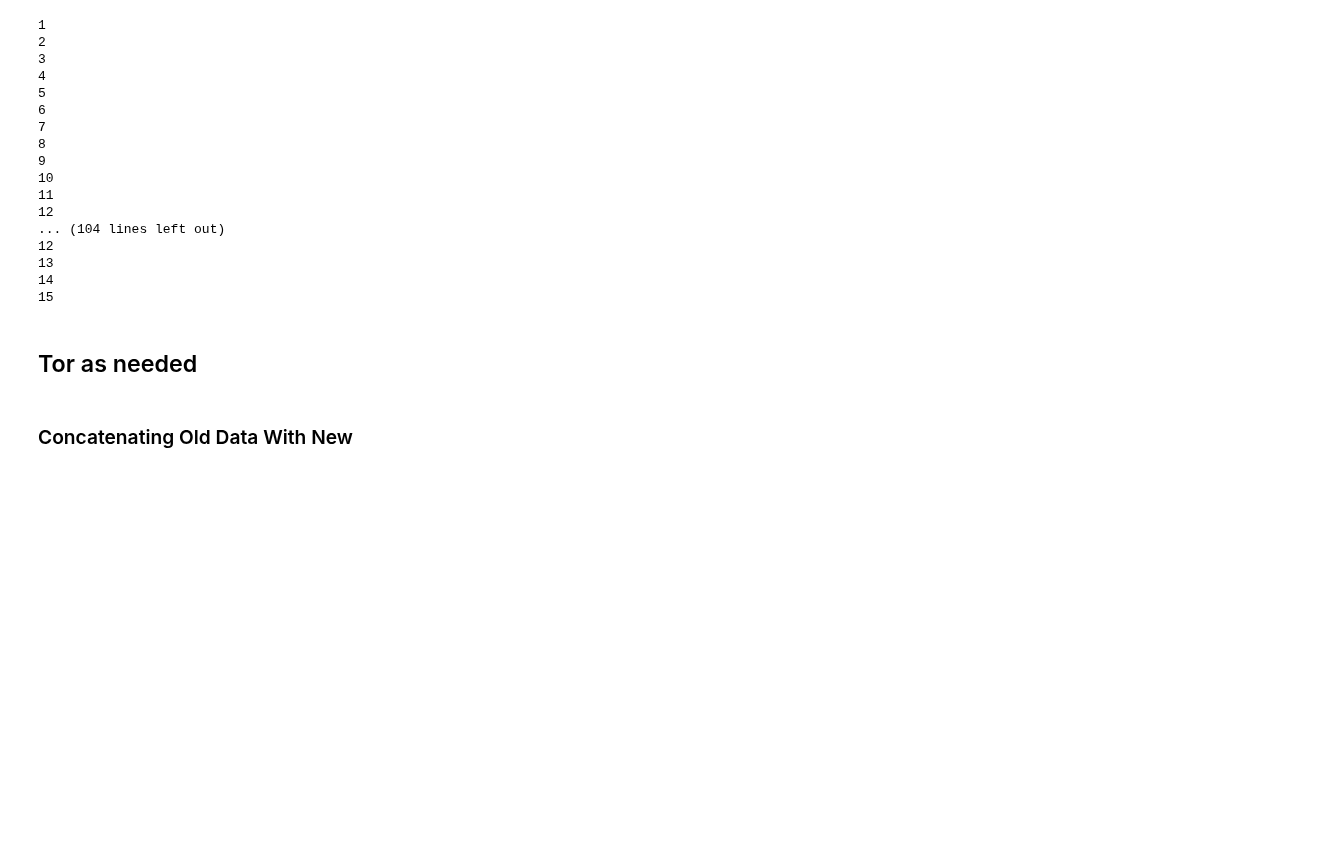
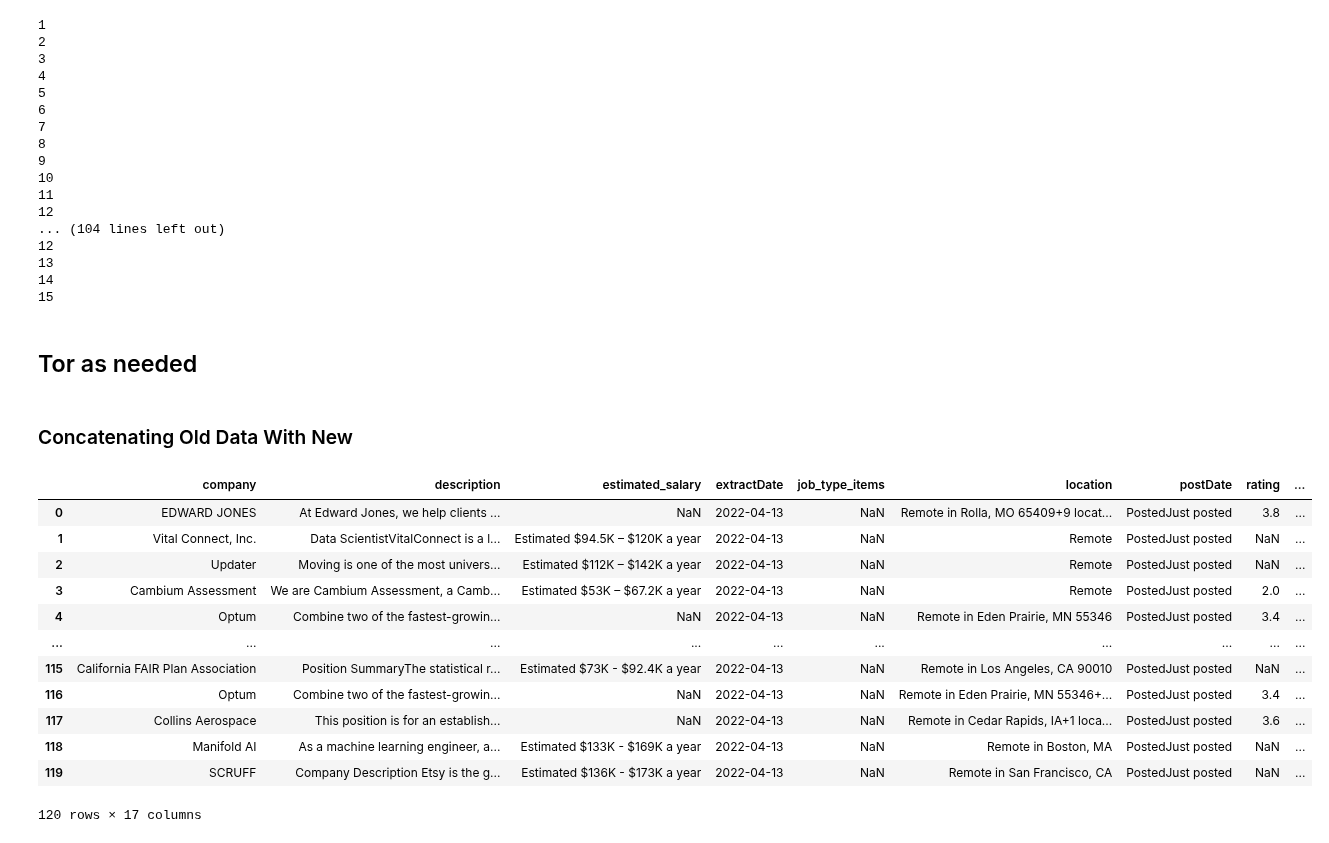
Before and after one commit to 333Kenji/indeedjobscraper, a Jupyter notebook: docs/0_scrape.ipynb, the cells around one changed output. Saved outputs shown, nothing was run; the diff lists cells and outputs as text; code cells hidden in the pictures; blank space fills up the shorter version.

Commit message:
completed munge through initial EDA:statistical analysis

```diff
--- a/docs/0_scrape.ipynb
+++ b/docs/0_scrape.ipynb
@@ -251,6 +251,24 @@ c = pd.read_csv(f'../app/data/scraped_data_scientist_remote_2022-04-15.csv')
 
 z = pd.concat([a,b,c,])
 z.to_csv('../app/data/total.csv', index= False)
+# %%
+data = b
+# %%
+data
+# %% [output]
+|  | company | description | estimated_salary | extractDate | job_type_items | location | postDate | rating | ... |
+| 0 | EDWARD JONES | At Edward Jones, we help clients ... | NaN | 2022-04-13 | NaN | Remote in Rolla, MO 65409+9 locat... | PostedJust posted | 3.8 | ... |
+| 1 | Vital Connect, Inc. | Data ScientistVitalConnect is a l... | Estimated $94.5K – $120K a year | 2022-04-13 | NaN | Remote | PostedJust posted | NaN | ... |
+| 2 | Updater | Moving is one of the most univers... | Estimated $112K – $142K a year | 2022-04-13 | NaN | Remote | PostedJust posted | NaN | ... |
+| 3 | Cambium Assessment | We are Cambium Assessment, a Camb... | Estimated $53K – $67.2K a year | 2022-04-13 | NaN | Remote | PostedJust posted | 2.0 | ... |
+| 4 | Optum | Combine two of the fastest-growin... | NaN | 2022-04-13 | NaN | Remote in Eden Prairie, MN 55346 | PostedJust posted | 3.4 | ... |
+| ... | ... | ... | ... | ... | ... | ... | ... | ... | ... |
+| 115 | California FAIR Plan Association | Position SummaryThe statistical r... | Estimated $73K - $92.4K a year | 2022-04-13 | NaN | Remote in Los Angeles, CA 90010 | PostedJust posted | NaN | ... |
+| 116 | Optum | Combine two of the fastest-growin... | NaN | 2022-04-13 | NaN | Remote in Eden Prairie, MN 55346+... | PostedJust posted | 3.4 | ... |
+| 117 | Collins Aerospace | This position is for an establish... | NaN | 2022-04-13 | NaN | Remote in Cedar Rapids, IA+1 loca... | PostedJust posted | 3.6 | ... |
+| 118 | Manifold AI | As a machine learning engineer, a... | Estimated $133K - $169K a year | 2022-04-13 | NaN | Remote in Boston, MA | PostedJust posted | NaN | ... |
+| 119 | SCRUFF | Company Description Etsy is the g... | Estimated $136K - $173K a year | 2022-04-13 | NaN | Remote in San Francisco, CA | PostedJust posted | NaN | ... |
+120 rows × 17 columns
 # %%
 #fix old imports
 
```
Also changed, not shown: parts of 1 cell of this notebook, 2 other files.
